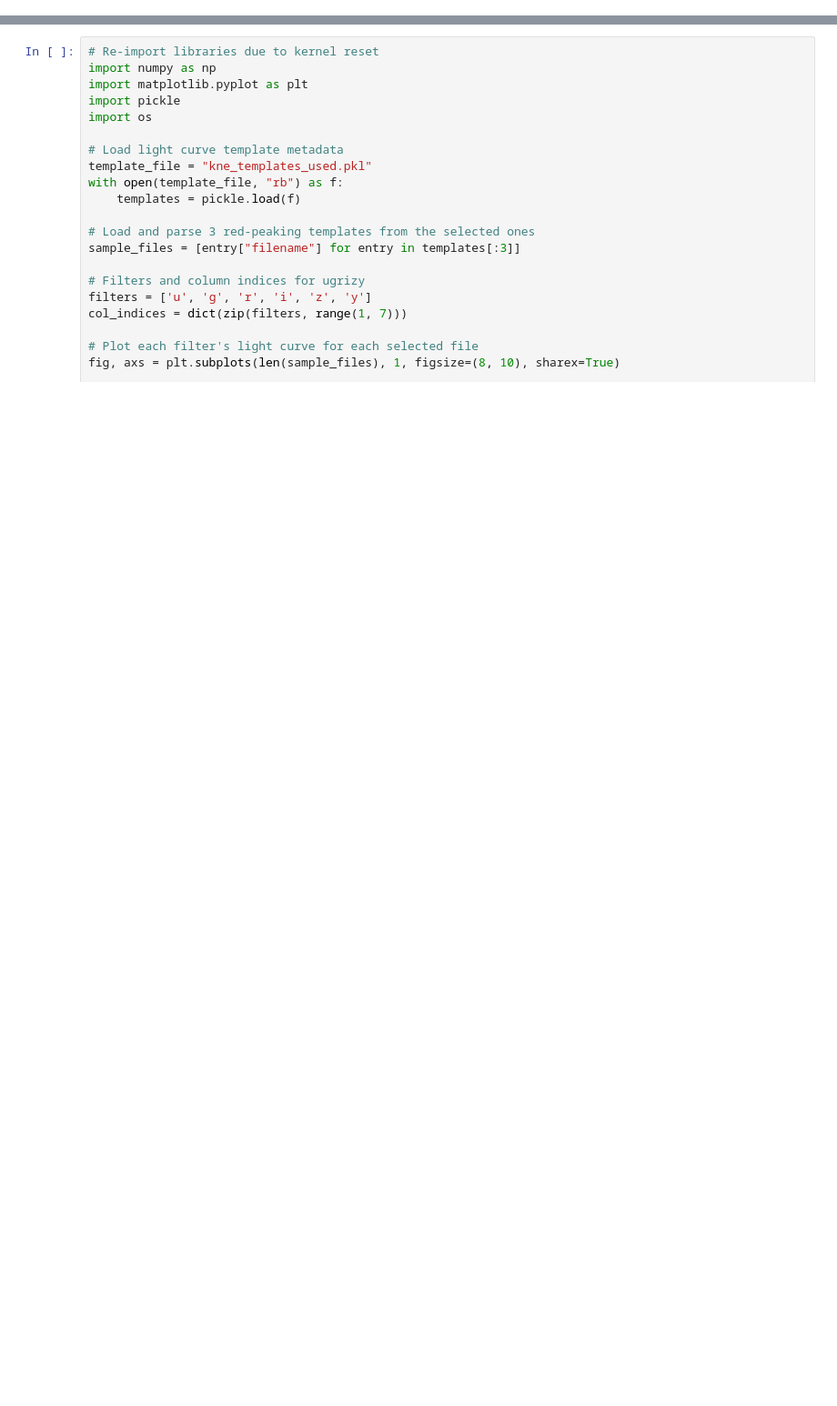
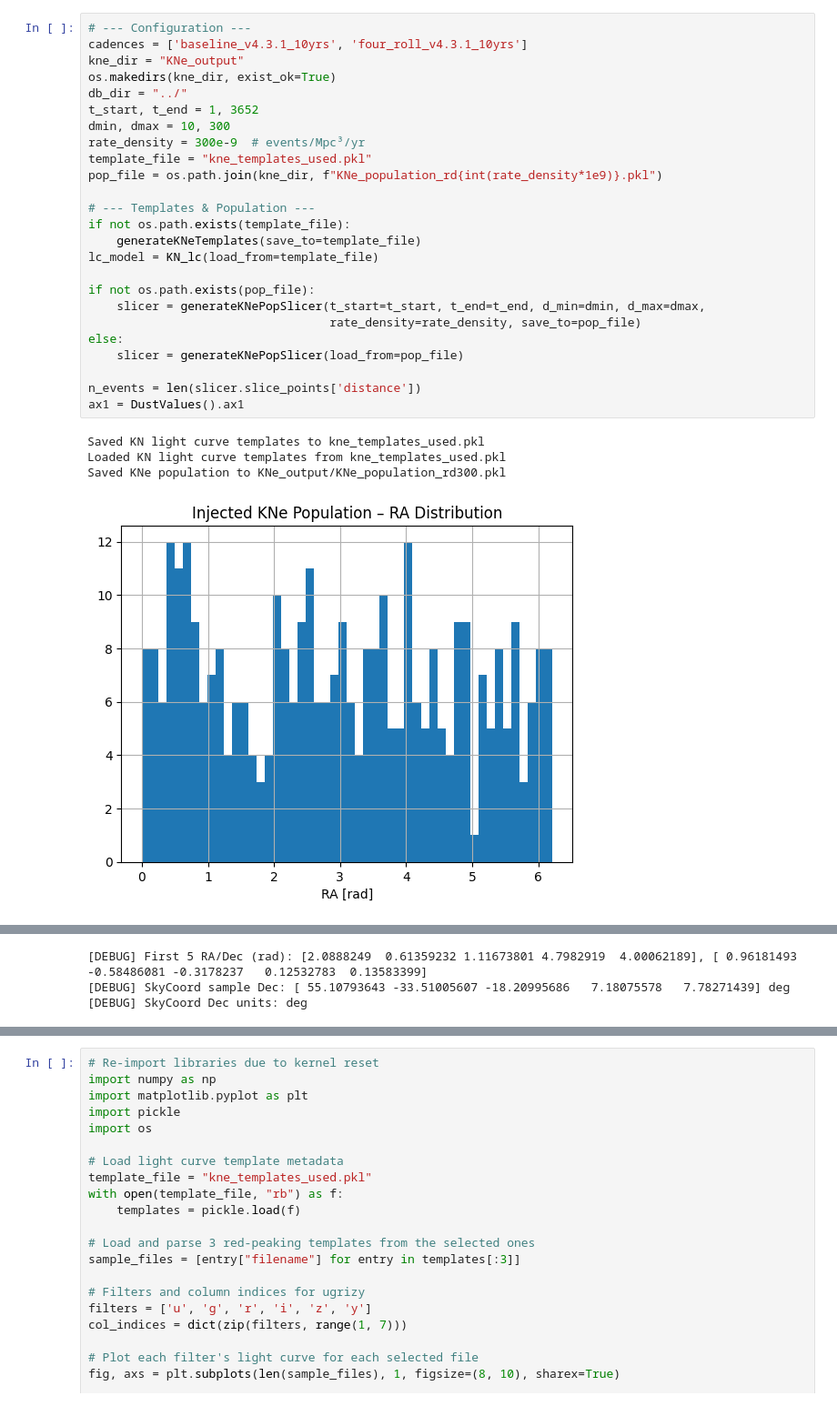
Before and after one commit to andra104/Multi_Transient_Metrics_Hub, a Jupyter notebook: KNe/local_KNe_MIL_baseline_v4.3.1.ipynb, the cells around one changed output, grey strips where cells are left out. Shown at 91% size. Drawn from its saved outputs; the diff is of its cells as text; blank space fills up the shorter version.

```diff
--- a/KNe/local_KNe_MIL_baseline_v4.3.1.ipynb
+++ b/KNe/local_KNe_MIL_baseline_v4.3.1.ipynb
@@ -84,0 +148,30 @@ importlib.reload(shared_utils)
+# %%
+# --- Configuration ---
+cadences = ['baseline_v4.3.1_10yrs', 'four_roll_v4.3.1_10yrs']
+kne_dir = "KNe_output"
+os.makedirs(kne_dir, exist_ok=True)
+db_dir = "../"
+t_start, t_end = 1, 3652
+dmin, dmax = 10, 300
+rate_density = 300e-9  # events/Mpc³/yr
+template_file = "kne_templates_used.pkl"
+pop_file = os.path.join(kne_dir, f"KNe_population_rd{int(rate_density*1e9)}.pkl")
+
+# --- Templates & Population ---
+if not os.path.exists(template_file):
+    generateKNeTemplates(save_to=template_file)
+lc_model = KN_lc(load_from=template_file)
+
+if not os.path.exists(pop_file):
+    slicer = generateKNePopSlicer(t_start=t_start, t_end=t_end, d_min=dmin, d_max=dmax,
+                                  rate_density=rate_density, save_to=pop_file)
+else:
+    slicer = generateKNePopSlicer(load_from=pop_file)
+
+n_events = len(slicer.slice_points['distance'])
+ax1 = DustValues().ax1
+# %% [output]
+Saved KN light curve templates to kne_templates_used.pkl
+Loaded KN light curve templates from kne_templates_used.pkl
+Saved KNe population to KNe_output/KNe_population_rd300.pkl
+[figure, added]
@@ -84,0 +181,3 @@ importlib.reload(shared_utils)
+[DEBUG] First 5 RA/Dec (rad): [2.0888249  0.61359232 1.11673801 4.7982919  4.00062189], [ 0.96181493 -0.58486081 -0.3178237   0.12532783  0.13583399]
+[DEBUG] SkyCoord sample Dec: [ 55.10793643 -33.51005607 -18.20995686   7.18075578   7.78271439] deg
+[DEBUG] SkyCoord Dec units: deg
```
Also changed, not shown: parts of 7 cells of this notebook, 21 other files.
